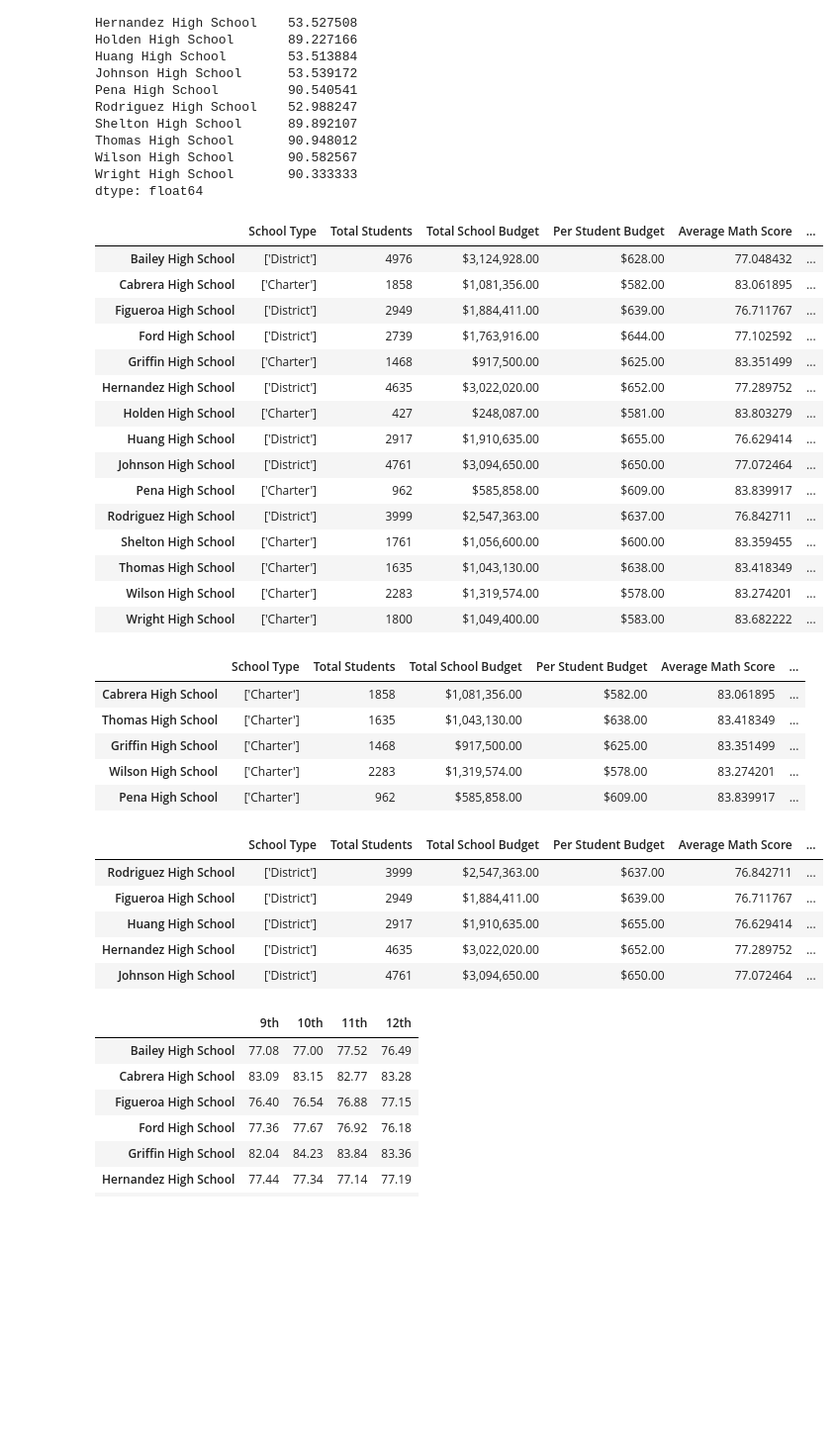
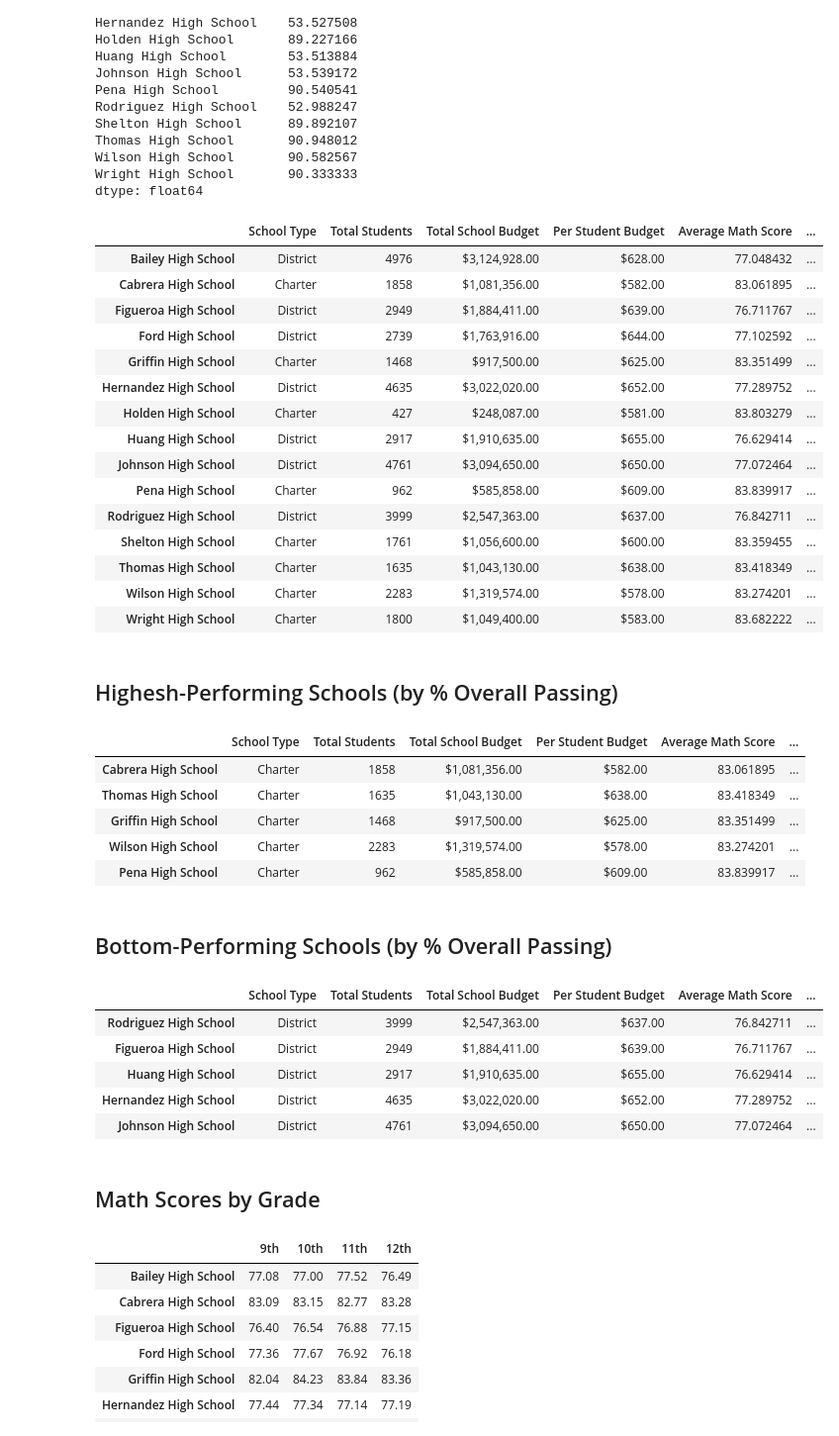
Before and after one commit to dmropp/pandas-challenge, a Jupyter notebook: PyCitySchools/PyCitySchoolsMain.ipynb, the cells around one changed output. Shown at 99% size. Saved outputs shown, nothing was run; the diff lists cells and outputs as text; code cells hidden in the pictures; blank space fills up the shorter version.

```diff
--- a/PyCitySchools/PyCitySchoolsMain.ipynb
+++ b/PyCitySchools/PyCitySchoolsMain.ipynb
@@ -111,3 +111,6 @@ schools_grouped_df.count()
 | Thomas High School | 1635 | 1635 | 1635 | 1635 | 1635 | 1635 | 1635 | 1635 | ... |
 | Wilson High School | 2283 | 2283 | 2283 | 2283 | 2283 | 2283 | 2283 | 2283 | ... |
 | Wright High School | 1800 | 1800 | 1800 | 1800 | 1800 | 1800 | 1800 | 1800 | ... |
+# %%
+school_types = district_df[["school_name", "type"]].drop_duplicates().sort_values(by=["school_name"]).set_index(["school_name"])
+school_types
@@ -114,3 +159,3 @@ schools_grouped_df.count()
 # %%
-school_types = schools_grouped_df["type"].unique().astype("str") # https://stackoverflow.com/questions/33957720/how-to-convert-column-with-dtype-as-object-to-string-in-pandas-dataframe, referenced for converting object to string
-school_types
+#school_types = pd.DataFrame(schools_grouped_df["type"].unique()) # https://stackoverflow.com/questions/33957720/how-to-convert-column-with-dtype-as-object-to-string-in-pandas-dataframe, referenced for converting object to string
+#school_types
@@ -307,40 +334,45 @@ Wilson High School       90.582567
 Wright High School       90.333333
 dtype: float64
 # %%
-per_school_summary = pd.DataFrame({"School Type": school_types, "Total Students": per_school_counts,
+per_school_summary = pd.DataFrame({"School Type": school_types["type"], "Total Students": per_school_counts,
                         "Total School Budget": per_school_budget, "Per Student Budget": per_school_capita,
                         "Average Math Score": per_school_math, "Average Reading Score": per_school_reading,
                         "% Passing Math": students_passing_math_percent, "% Passing Reading": students_passing_reading_percent,
                         "% Overall Passing": students_passing_both_percent})
 per_school_summary["Total School Budget"] = per_school_summary["Total School Budget"].map("${:,.2f}".format)
 per_school_summary["Per Student Budget"] =  per_school_summary["Per Student Budget"].map("${:,.2f}".format)
 #per_school_summary["Average Math Score"] = per_school_summary["Average Math Score"].map("{:.2f}".format)
 #per_school_summary["Average Reading Score"] = per_school_summary["Average Reading Score"].map("{:.2f}".format)
 #per_school_summary["% Passing Math"] = per_school_summary["% Passing Math"].map("{:.2f}%".format)
 #per_school_summary["% Passing Reading"] = per_school_summary["% Passing Reading"].map("{:.2f}%".format)
 #per_school_summary["% Overall Passing"] = per_school_summary["% Overall Passing"].map("{:.2f}%".format)
 
 #per_school_summary["School Type"] = per_school_summary["School Type"].astype("str")
+
+#merge all data frames instead of creating new data frame
+
 per_school_summary.index.name = None
 
 per_school_summary
 # %% [output]
 |  | School Type | Total Students | Total School Budget | Per Student Budget | Average Math Score | ... |
-| Bailey High School | ['District'] | 4976 | $3,124,928.00 | $628.00 | 77.048432 | ... |
-| Cabrera High School | ['Charter'] | 1858 | $1,081,356.00 | $582.00 | 83.061895 | ... |
-| Figueroa High School | ['District'] | 2949 | $1,884,411.00 | $639.00 | 76.711767 | ... |
-| Ford High School | ['District'] | 2739 | $1,763,916.00 | $644.00 | 77.102592 | ... |
-| Griffin High School | ['Charter'] | 1468 | $917,500.00 | $625.00 | 83.351499 | ... |
-| Hernandez High School | ['District'] | 4635 | $3,022,020.00 | $652.00 | 77.289752 | ... |
-| Holden High School | ['Charter'] | 427 | $248,087.00 | $581.00 | 83.803279 | ... |
-| Huang High School | ['District'] | 2917 | $1,910,635.00 | $655.00 | 76.629414 | ... |
-| Johnson High School | ['District'] | 4761 | $3,094,650.00 | $650.00 | 77.072464 | ... |
-| Pena High School | ['Charter'] | 962 | $585,858.00 | $609.00 | 83.839917 | ... |
-| Rodriguez High School | ['District'] | 3999 | $2,547,363.00 | $637.00 | 76.842711 | ... |
-| Shelton High School | ['Charter'] | 1761 | $1,056,600.00 | $600.00 | 83.359455 | ... |
-| Thomas High School | ['Charter'] | 1635 | $1,043,130.00 | $638.00 | 83.418349 | ... |
-| Wilson High School | ['Charter'] | 2283 | $1,319,574.00 | $578.00 | 83.274201 | ... |
-| Wright High School | ['Charter'] | 1800 | $1,049,400.00 | $583.00 | 83.682222 | ... |
+| Bailey High School | District | 4976 | $3,124,928.00 | $628.00 | 77.048432 | ... |
+| Cabrera High School | Charter | 1858 | $1,081,356.00 | $582.00 | 83.061895 | ... |
+| Figueroa High School | District | 2949 | $1,884,411.00 | $639.00 | 76.711767 | ... |
+| Ford High School | District | 2739 | $1,763,916.00 | $644.00 | 77.102592 | ... |
+| Griffin High School | Charter | 1468 | $917,500.00 | $625.00 | 83.351499 | ... |
+| Hernandez High School | District | 4635 | $3,022,020.00 | $652.00 | 77.289752 | ... |
+| Holden High School | Charter | 427 | $248,087.00 | $581.00 | 83.803279 | ... |
+| Huang High School | District | 2917 | $1,910,635.00 | $655.00 | 76.629414 | ... |
+| Johnson High School | District | 4761 | $3,094,650.00 | $650.00 | 77.072464 | ... |
+| Pena High School | Charter | 962 | $585,858.00 | $609.00 | 83.839917 | ... |
+| Rodriguez High School | District | 3999 | $2,547,363.00 | $637.00 | 76.842711 | ... |
+| Shelton High School | Charter | 1761 | $1,056,600.00 | $600.00 | 83.359455 | ... |
+| Thomas High School | Charter | 1635 | $1,043,130.00 | $638.00 | 83.418349 | ... |
+| Wilson High School | Charter | 2283 | $1,319,574.00 | $578.00 | 83.274201 | ... |
+| Wright High School | Charter | 1800 | $1,049,400.00 | $583.00 | 83.682222 | ... |
+# %% [markdown]
+## Highesh-Performing Schools (by % Overall Passing)
 # %%
 top_schools = per_school_summary.sort_values("% Overall Passing", ascending=False)
 
@@ -349,11 +381,13 @@ top_schools.index.name = None
 top_schools.head(5)
 # %% [output]
 |  | School Type | Total Students | Total School Budget | Per Student Budget | Average Math Score | ... |
-| Cabrera High School | ['Charter'] | 1858 | $1,081,356.00 | $582.00 | 83.061895 | ... |
-| Thomas High School | ['Charter'] | 1635 | $1,043,130.00 | $638.00 | 83.418349 | ... |
-| Griffin High School | ['Charter'] | 1468 | $917,500.00 | $625.00 | 83.351499 | ... |
-| Wilson High School | ['Charter'] | 2283 | $1,319,574.00 | $578.00 | 83.274201 | ... |
-| Pena High School | ['Charter'] | 962 | $585,858.00 | $609.00 | 83.839917 | ... |
+| Cabrera High School | Charter | 1858 | $1,081,356.00 | $582.00 | 83.061895 | ... |
+| Thomas High School | Charter | 1635 | $1,043,130.00 | $638.00 | 83.418349 | ... |
+| Griffin High School | Charter | 1468 | $917,500.00 | $625.00 | 83.351499 | ... |
+| Wilson High School | Charter | 2283 | $1,319,574.00 | $578.00 | 83.274201 | ... |
+| Pena High School | Charter | 962 | $585,858.00 | $609.00 | 83.839917 | ... |
+# %% [markdown]
+## Bottom-Performing Schools (by % Overall Passing)
 # %%
 bottom_schools = per_school_summary.sort_values("% Overall Passing")
 
@@ -362,11 +396,13 @@ bottom_schools.index.name = None
 bottom_schools.head(5)
 # %% [output]
 |  | School Type | Total Students | Total School Budget | Per Student Budget | Average Math Score | ... |
-| Rodriguez High School | ['District'] | 3999 | $2,547,363.00 | $637.00 | 76.842711 | ... |
-| Figueroa High School | ['District'] | 2949 | $1,884,411.00 | $639.00 | 76.711767 | ... |
-| Huang High School | ['District'] | 2917 | $1,910,635.00 | $655.00 | 76.629414 | ... |
-| Hernandez High School | ['District'] | 4635 | $3,022,020.00 | $652.00 | 77.289752 | ... |
-| Johnson High School | ['District'] | 4761 | $3,094,650.00 | $650.00 | 77.072464 | ... |
+| Rodriguez High School | District | 3999 | $2,547,363.00 | $637.00 | 76.842711 | ... |
+| Figueroa High School | District | 2949 | $1,884,411.00 | $639.00 | 76.711767 | ... |
+| Huang High School | District | 2917 | $1,910,635.00 | $655.00 | 76.629414 | ... |
+| Hernandez High School | District | 4635 | $3,022,020.00 | $652.00 | 77.289752 | ... |
+| Johnson High School | District | 4761 | $3,094,650.00 | $650.00 | 77.072464 | ... |
+# %% [markdown]
+## Math Scores by Grade
 # %%
 ninth_graders = district_df[(district_df["grade"] == "9th")]
 tenth_graders = district_df[(district_df["grade"] == "10th")]
```
Also changed, not shown: parts of 14 cells of this notebook.
